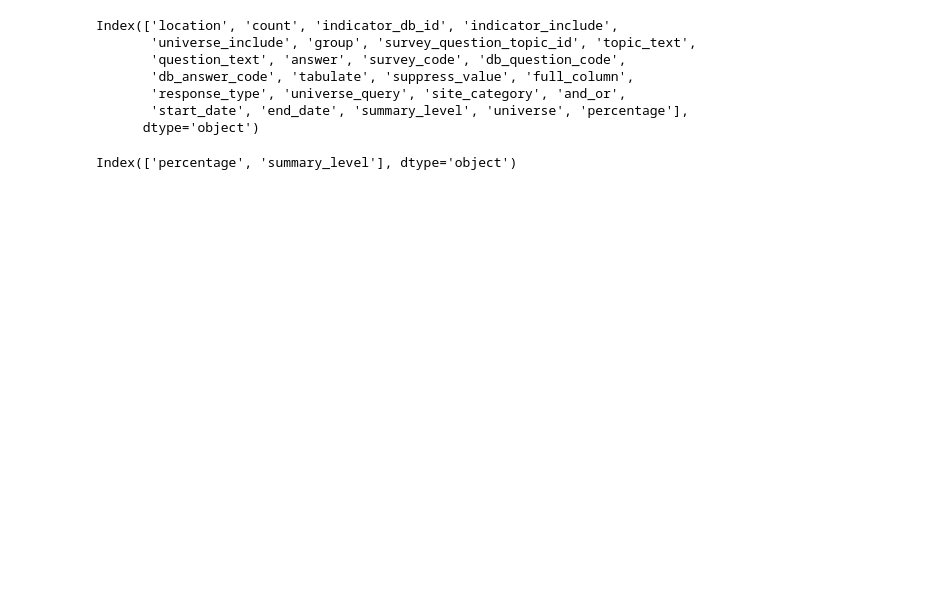
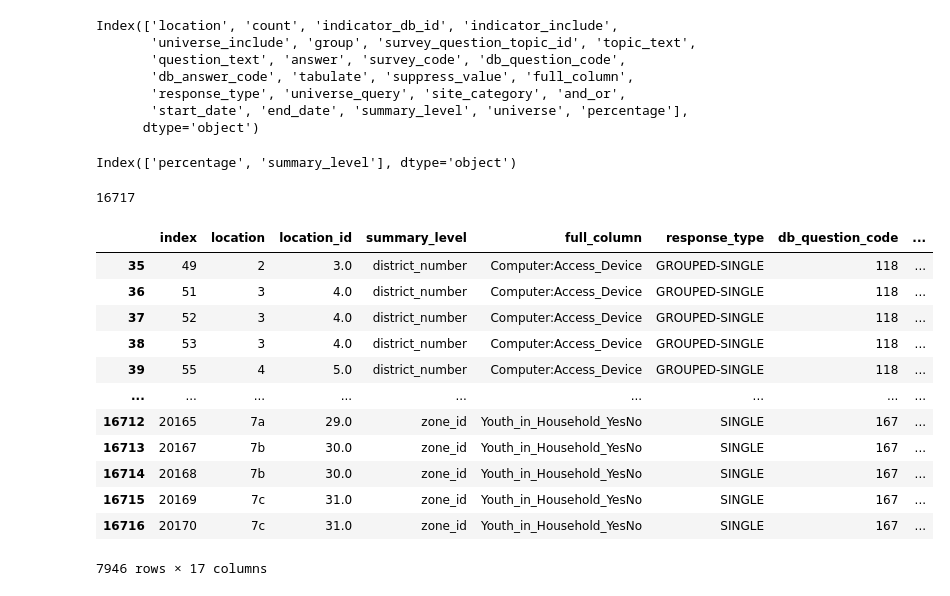
Before and after one commit to data-driven-detroit/nvi_etl, a Jupyter notebook: primary_survey/v2025/scratch.ipynb, the cells around one changed output. Drawn from its saved outputs; the diff is of its cells as text; code cells hidden in the pictures; blank space fills up the shorter version.

```diff
--- a/primary_survey/v2025/scratch.ipynb
+++ b/primary_survey/v2025/scratch.ipynb
@@ -365,3 +367,46 @@ table = pd.concat(result)
 pd.Index(out_columns).difference(table.columns)
 # %% [output]
 Index(['percentage', 'summary_level'], dtype='object')
+# %%
+new_frame = pd.read_csv("test_output_20260317.csv")
+org_frame = pd.read_csv("test_output_20260317_orig.csv")
+# %%
+assert len(new_frame) == len(org_frame)
+
+sort_columns = ["location_id", "topic_text", "indicator_db_id", "db_question_code", "response_type", "db_answer_code"]
+
+
+new_frame = new_frame[
+    (new_frame.location != "[NO ADDRESS PROVIDED]")
+    & (new_frame.answer != "[SKIPPED]")
+]
+org_frame = org_frame[
+    (org_frame.location != "[NO ADDRESS PROVIDED]")
+    & (org_frame.answer != "[SKIPPED]")
+]
+
+
+incorrect = (
+    new_frame.sort_values(sort_columns).reset_index(drop=True)
+    != org_frame.sort_values(sort_columns).reset_index(drop=True)
+)
+# %%
+len(incorrect)
+# %% [output]
+16717
+# %%
+new_frame.reset_index()[incorrect.any(axis=1)]
+# %% [output]
+|  | index | location | location_id | summary_level | full_column | response_type | db_question_code | ... |
+| 35 | 49 | 2 | 3.0 | district_number | Computer:Access_Device | GROUPED-SINGLE | 118 | ... |
+| 36 | 51 | 3 | 4.0 | district_number | Computer:Access_Device | GROUPED-SINGLE | 118 | ... |
+| 37 | 52 | 3 | 4.0 | district_number | Computer:Access_Device | GROUPED-SINGLE | 118 | ... |
+| 38 | 53 | 3 | 4.0 | district_number | Computer:Access_Device | GROUPED-SINGLE | 118 | ... |
+| 39 | 55 | 4 | 5.0 | district_number | Computer:Access_Device | GROUPED-SINGLE | 118 | ... |
+| ... | ... | ... | ... | ... | ... | ... | ... | ... |
+| 16712 | 20165 | 7a | 29.0 | zone_id | Youth_in_Household_YesNo | SINGLE | 167 | ... |
+| 16713 | 20167 | 7b | 30.0 | zone_id | Youth_in_Household_YesNo | SINGLE | 167 | ... |
+| 16714 | 20168 | 7b | 30.0 | zone_id | Youth_in_Household_YesNo | SINGLE | 167 | ... |
+| 16715 | 20169 | 7c | 31.0 | zone_id | Youth_in_Household_YesNo | SINGLE | 167 | ... |
+| 16716 | 20170 | 7c | 31.0 | zone_id | Youth_in_Household_YesNo | SINGLE | 167 | ... |
+7946 rows × 17 columns
```
Also changed, not shown: parts of 10 cells of this notebook, 15 other files.
